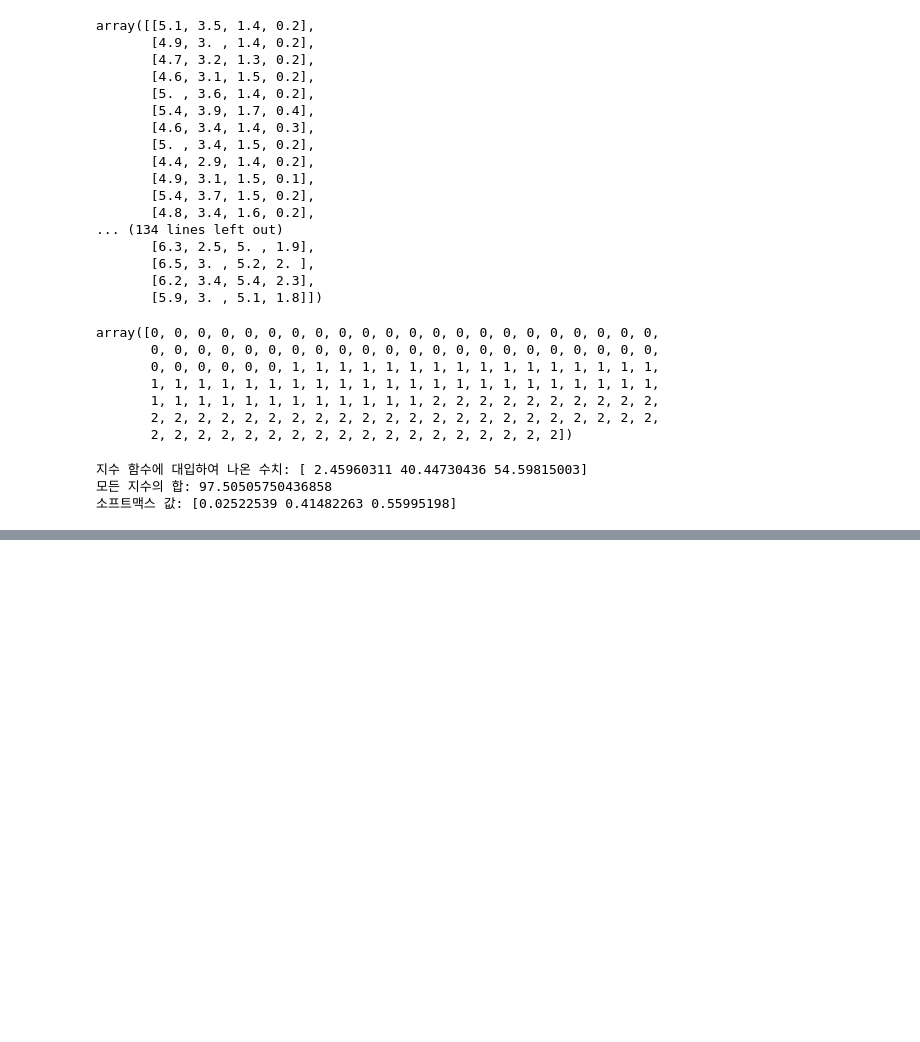
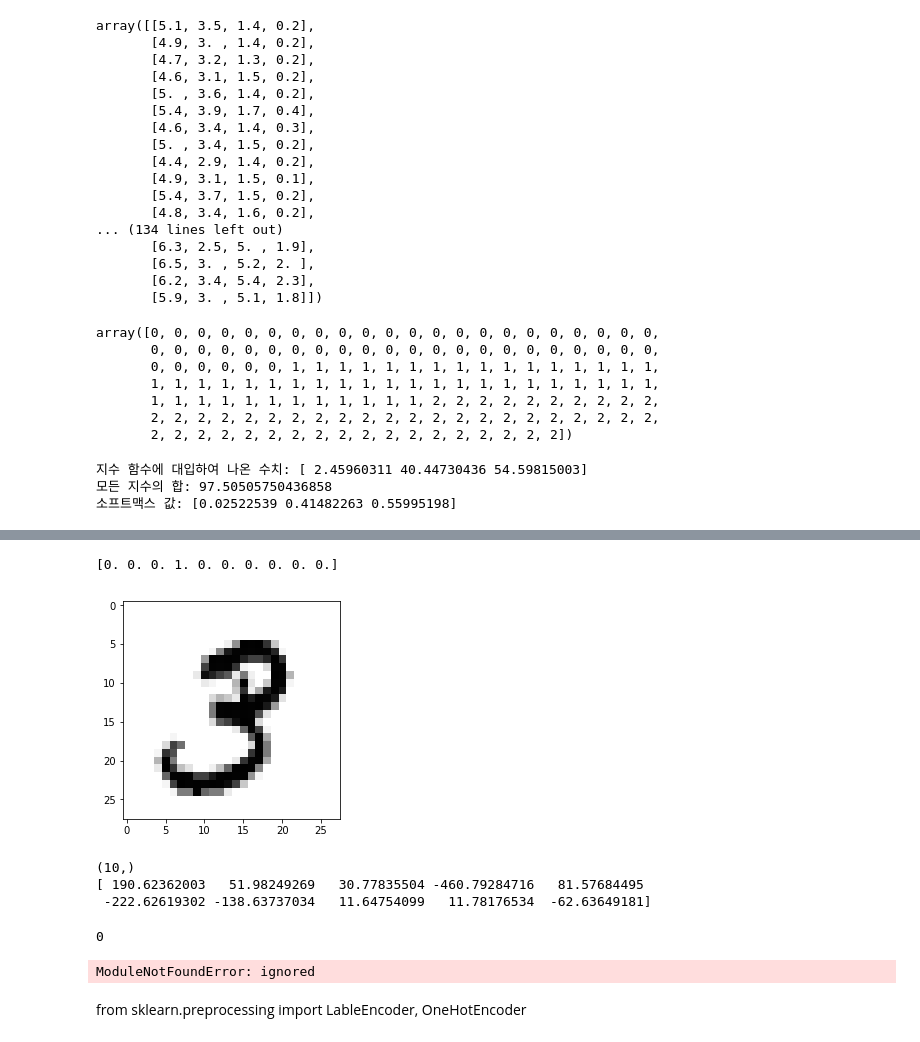
Before and after one commit to topchaebol/006762, a Jupyter notebook: 0704딥러닝수업1.ipynb, the cells around one changed output, grey strips where cells are left out. Saved outputs shown, nothing was run; the diff lists cells and outputs as text; code cells hidden in the pictures; blank space fills up the shorter version.

```diff
--- a/0704딥러닝수업1.ipynb
+++ b/0704딥러닝수업1.ipynb
@@ -108,0 +171,31 @@ print("소프트맥스 값:", y)
+# %%
+plt.imshow(mnist.train.images[1].reshape(28,28), cmap='Greys')
+print(mnist.train.labels[1])
+# %% [output]
+[0. 0. 0. 1. 0. 0. 0. 0. 0. 0.]
+[figure, added]
+# %%
+# 784 X 392 X 10
+l1 = np.random.normal(size= [784, 392])
+l2 = np.random.normal(size= [392, 10])
+
+l1_output = np.dot(mnist.train.images[0], l1)
+l2_output = np.dot(l1_output, l2)
+print(l2_output.shape)
+print(l2_output)
+# %% [output]
+(10,)
+[ 190.62362003   51.98249269   30.77835504 -460.79284716   81.57684495
+ -222.62619302 -138.63737034   11.64754099   11.78176534  -62.63649181]
+# %%
+result = softmax(l2_output)
+result.argmax()
+# %% [output]
+0
+# %%
+from sklearn.cross_validation import train_test_split
+x_train, x_test, y_train, y_test = train_test_split(x,y,test_size=0.2, random_state=0)
+# %% [output]
+ModuleNotFoundError: ignored
+# %% [markdown]
+from sklearn.preprocessing import LableEncoder, OneHotEncoder
```
Also changed, not shown: parts of 5 cells of this notebook.
